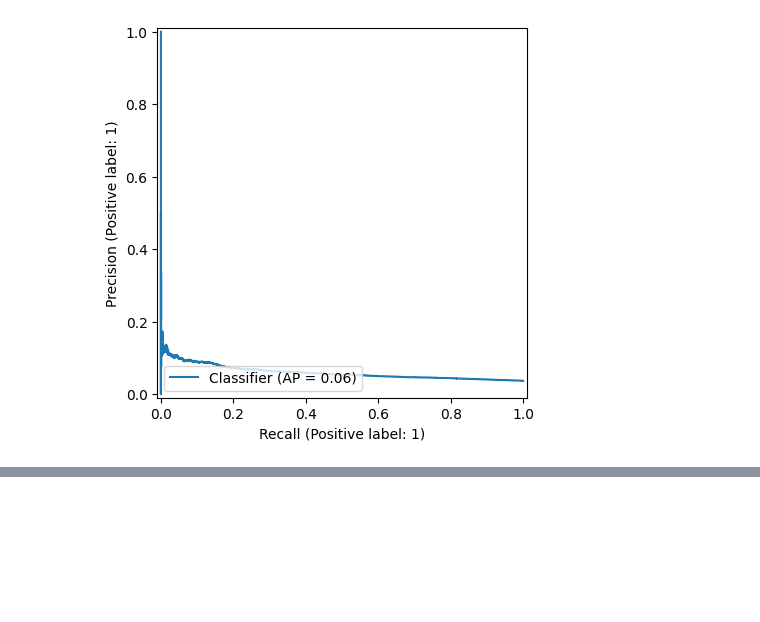
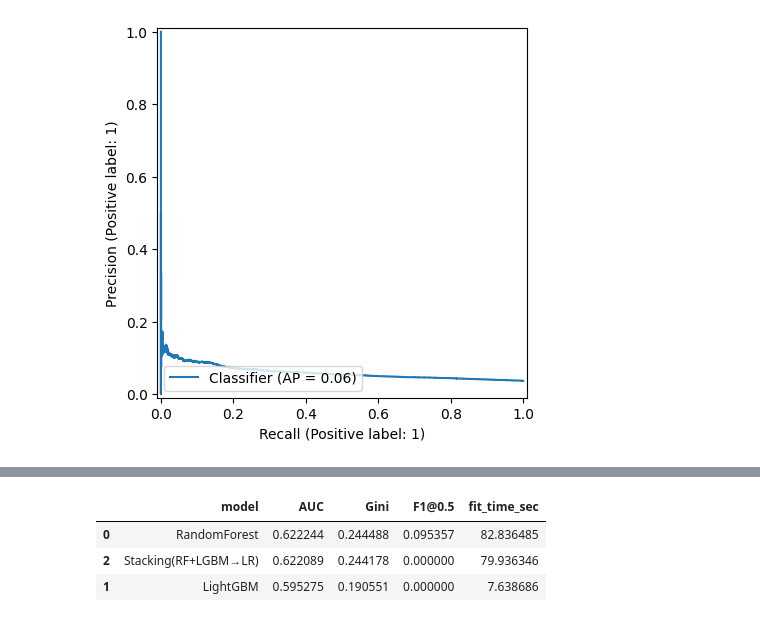
Before and after one commit to loriairakli5-png/ml-tasks, a Jupyter notebook: classification.ipynb, the cells around one changed output, grey strips where cells are left out. Saved outputs shown, nothing was run; the diff lists cells and outputs as text; code cells hidden in the pictures; blank space fills up the shorter version.

```diff
--- a/classification.ipynb
+++ b/classification.ipynb
@@ -329,0 +631,32 @@ print(f"Лучшие параметры: {study.best_params}")
+# %%
+t0 = time.perf_counter()
+
+# 1) обучаем базы на полном train
+rf_stack.fit(X_train, y_train)
+lgb_stack.fit(
+    X_train, y_train,
+    eval_set=[(X_valid, y_valid)],
+    eval_metric="auc",
+    callbacks=[lgb.early_stopping(100, verbose=False)]
+)
+
+# 2) получаем 2 вероятности на valid
+rf_va = rf_stack.predict_proba(X_valid)[:, 1]
+lgb_va = lgb_stack.predict_proba(X_valid)[:, 1]
+
+# 3) верхний уровень делает финальную вероятность
+X_meta_valid = np.column_stack([rf_va, lgb_va])
+stack_proba = meta_model.predict_proba(X_meta_valid)[:, 1]
+
+auc_stack = roc_auc_score(y_valid, stack_proba)
+gini_stack = gini_from_auc(auc_stack)
+f1_stack = f1_score(y_valid, (stack_proba >= 0.5).astype(int), zero_division=0)
+
+stack_res = {
+    "model": "Stacking(RF+LGBM→LR)",
+    "AUC": auc_stack,
+    "Gini": gini_stack,
+    "F1@0.5": f1_stack,
+    "fit_time_sec": round(time.perf_counter() - t0, 6)
+}
+print(stack_res)
@@ -329,0 +681,8 @@ print(f"Лучшие параметры: {study.best_params}")
+# %%
+results = pd.DataFrame([rf_res, lgb_res, stack_res]).sort_values("Gini", ascending=False)
+results
+# %% [output]
+|  | model | AUC | Gini | F1@0.5 | fit_time_sec |
+| 0 | RandomForest | 0.622244 | 0.244488 | 0.095357 | 82.836485 |
+| 2 | Stacking(RF+LGBM→LR) | 0.622089 | 0.244178 | 0.000000 | 79.936346 |
+| 1 | LightGBM | 0.595275 | 0.190551 | 0.000000 | 7.638686 |
```
Also changed, not shown: parts of 13 cells of this notebook.
